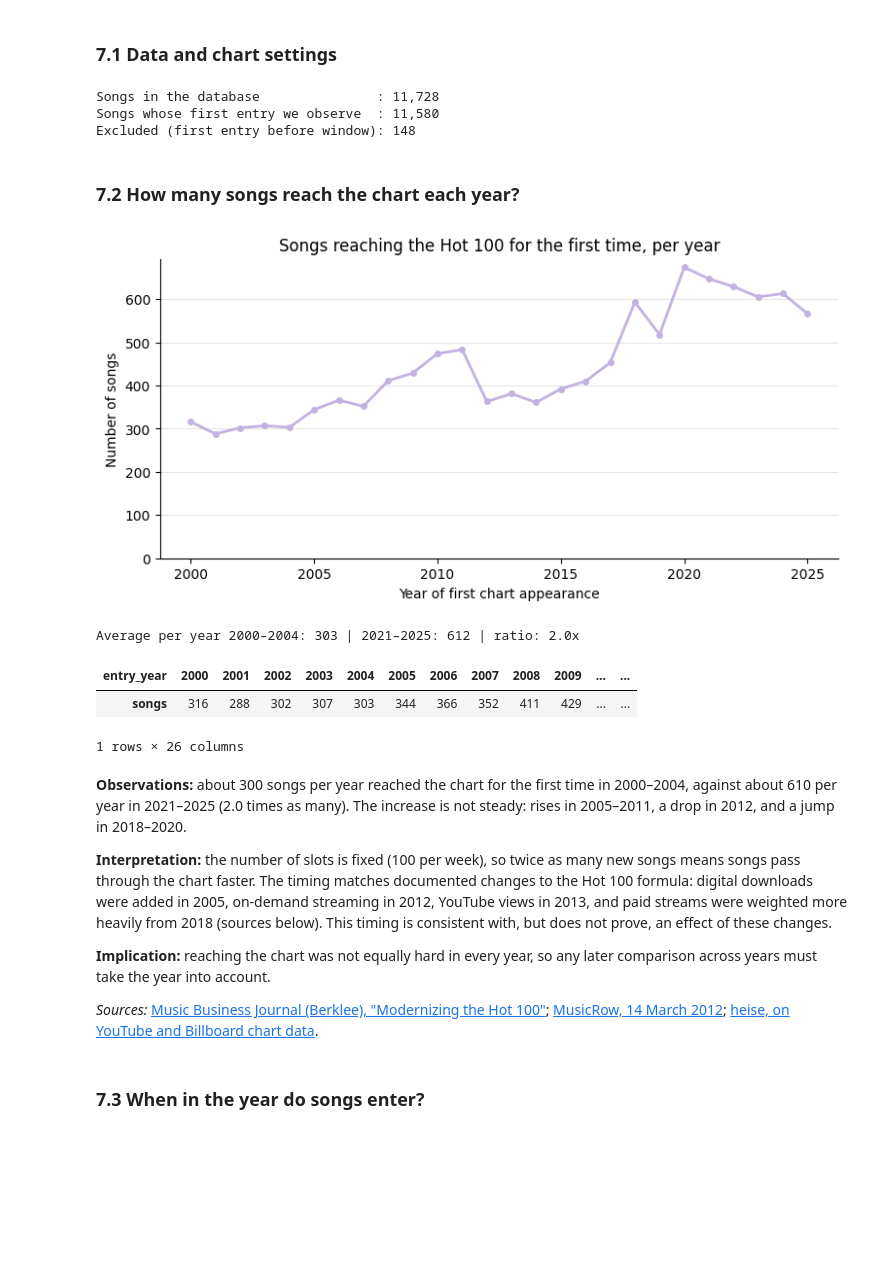
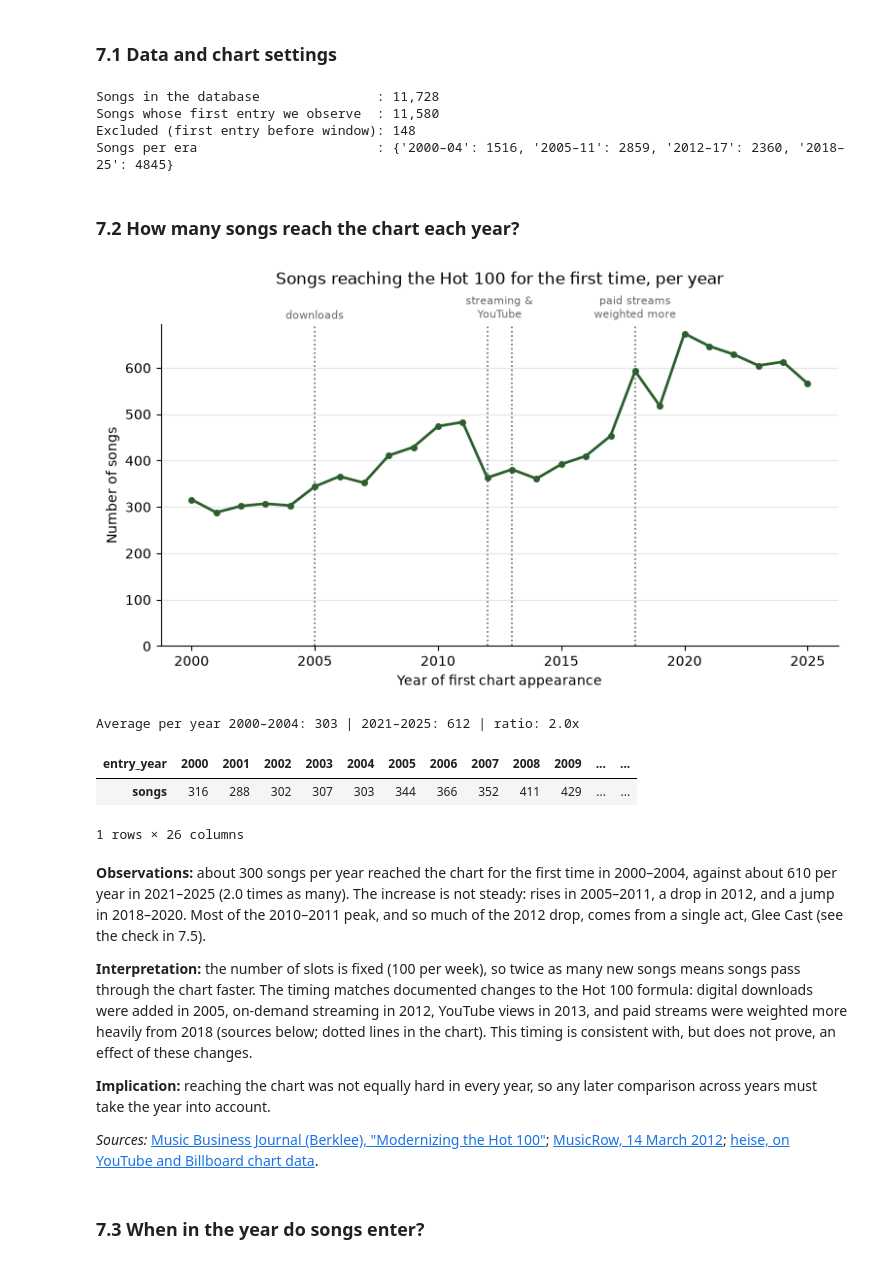
Before and after one commit to Isabelle333/billboard-musicbrainz-extract, a Jupyter notebook: data_project_billboard_group_c_v2.ipynb, the cells around one changed output. Drawn from its saved outputs; the diff is of its cells as text; code cells hidden in the pictures; blank space fills up the shorter version.

```diff
--- a/data_project_billboard_group_c_v2.ipynb
+++ b/data_project_billboard_group_c_v2.ipynb
@@ -1746,10 +1745,12 @@ def to_sql_ready(df):
             out[col] = out[col].astype(int)
     return out
 
+TABLES = {"charts": charts_tbl, "songs": songs_tbl,          # the four tables, in load order
+          "song_names": song_names_tbl, "chart_entries": entries_tbl}
+
 con = sqlite3.connect(DB_FILE)
 con.executescript(SCHEMA)
-for name, tbl in [("charts", charts_tbl), ("songs", songs_tbl),
-                  ("song_names", song_names_tbl), ("chart_entries", entries_tbl)]:
+for name, tbl in TABLES.items():
     to_sql_ready(tbl).to_sql(name, con, if_exists="append", index=False)
 con.commit()
 
@@ -1953,17 +1953,43 @@ This section describes the songs that reached the Hot 100 between 2000 and 2025:
 # %% [markdown]
 ### 7.1 Data and chart settings
 # %%
+from matplotlib.colors import LinearSegmentedColormap
+
 FIG_DIR = OUTPUT_DIR / "figures"
 FIG_DIR.mkdir(parents=True, exist_ok=True)
 DESCRIPTIVE_RESULTS = {}
 
-def style_axes(ax, title, xlabel, ylabel):
+# Colour scale for heatmaps, built from the notebook palette: white = low, dark green = high.
+CMAP_PALETTE = LinearSegmentedColormap.from_list("palette", ["#FFFFFF", COLOR_THIRD, COLOR_SECOND, COLOR_MAIN])
+
+# Changes to the Hot 100 formula discussed in the text (sources in 7.2): label -> year(s).
+FORMULA_CHANGES = {
+    "downloads": [2005],
+    "streaming &\nYouTube": [2012, 2013],
+    "paid streams\nweighted more": [2018],
+}
+
+# Eras used when years are grouped; boundaries follow the formula changes above.
+ERA_BINS   = [1999, 2004, 2011, 2017, 2025]
+ERA_LABELS = ["2000–04", "2005–11", "2012–17", "2018–25"]
+
+def style_axes(ax, title, xlabel, ylabel, title_pad=6):
     """Apply the same labels and light styling to every chart."""
-    ax.set_title(title)
+    ax.set_title(title, pad=title_pad)
     ax.set_xlabel(xlabel)
     ax.set_ylabel(ylabel)
     ax.grid(axis="y", alpha=0.3)
     ax.spines[["top", "right"]].set_visible(False)
+
+def mark_formula_changes(ax, labels=True):
+    """Dotted vertical lines at the Hot 100 formula changes, labelled just above the plot area.
+    Use title_pad=30 in style_axes when labels are shown."""
+    for label, years in FORMULA_CHANGES.items():
+        for year in years:
+            ax.axvline(year, color="dimgrey", linestyle=":", linewidth=1.2, zorder=0)
+        if labels:
+            ax.text(np.mean(years), 1.01, label, transform=ax.get_xaxis_transform(),
+                    ha="center", va="bottom", fontsize=8, color="dimgrey")
 
 def save_figure(fig, name):
     """Save a chart as a high-resolution PNG for the report and presentation."""
@@ -1980,41 +2006,45 @@ songs_desc["entry_rank"] = songs_desc["song_id"].map(entry_rank)
 songs_desc["entry_year"] = songs_desc["first_chart_date"].dt.year
 
 entered = songs_desc[~songs_desc["first_entry_uncertain"]].copy()
+entered["era"] = pd.cut(entered["entry_year"], ERA_BINS, labels=ERA_LABELS)
 print(f"Songs in the database               : {len(songs_desc):,}")
 print(f"Songs whose first entry we observe  : {len(entered):,}")
 print(f"Excluded (first entry before window): {len(songs_desc) - len(entered):,}")
+print(f"Songs per era                       : {entered['era'].value_counts(sort=False).to_dict()}")
 # %% [output]
 Songs in the database               : 11,728
 Songs whose first entry we observe  : 11,580
 Excluded (first entry before window): 148
+Songs per era                       : {'2000–04': 1516, '2005–11': 2859, '2012–17': 2360, '2018–25': 4845}
 # %% [markdown]
 ### 7.2 How many songs reach the chart each year?
 # %%
 entries_per_year = entered.groupby("entry_year").size()
 DESCRIPTIVE_RESULTS["entries_per_year"] = entries_per_year.to_dict()
 
-fig, ax = plt.subplots(figsize=(9, 4))
+fig, ax = plt.subplots(figsize=(9, 4.3))
 ax.plot(entries_per_year.index, entries_per_year.values, color=COLOR_MAIN, linewidth=2, marker="o", markersize=4)
 ax.set_ylim(bottom=0)
+mark_formula_changes(ax)
 style_axes(ax, "Songs reaching the Hot 100 for the first time, per year",
-           "Year of first chart appearance", "Number of songs")
+           "Year of first chart appearance", "Number of songs", title_pad=30)
 save_figure(fig, "fig1_entries_per_year")
 plt.show()
 
 early = entries_per_year.loc[2000:2004].mean()
 late  = entries_per_year.loc[2021:2025].mean()
 print(f"Average per year 2000–2004: {early:.0f} | 2021–2025: {late:.0f} | ratio: {late / early:.1f}x")
 entries_per_year.to_frame("songs").T
 # %% [output]
-[figure, old version]
+[figure, new version]
 Average per year 2000–2004: 303 | 2021–2025: 612 | ratio: 2.0x
 | entry_year | 2000 | 2001 | 2002 | 2003 | 2004 | 2005 | 2006 | 2007 | 2008 | 2009 | ... | ... |
 | songs | 316 | 288 | 302 | 307 | 303 | 344 | 366 | 352 | 411 | 429 | ... | ... |
 1 rows × 26 columns
 # %% [markdown]
-**Observations:** about 300 songs per year reached the chart for the first time in 2000–2004, against about 610 per year in 2021–2025 (2.0 times as many). The increase is not steady: rises in 2005–2011, a drop in 2012, and a jump in 2018–2020.
+**Observations:** about 300 songs per year reached the chart for the first time in 2000–2004, against about 610 per year in 2021–2025 (2.0 times as many). The increase is not steady: rises in 2005–2011, a drop in 2012, and a jump in 2018–2020. Most of the 2010–2011 peak, and so much of the 2012 drop, comes from a single act, Glee Cast (see the check in 7.5).
 
-**Interpretation:** the number of slots is fixed (100 per week), so twice as many new songs means songs pass through the chart faster. The timing matches documented changes to the Hot 100 formula: digital downloads were added in 2005, on-demand streaming in 2012, YouTube views in 2013, and paid streams were weighted more heavily from 2018 (sources below). This timing is consistent with, but does not prove, an effect of these changes.
+**Interpretation:** the number of slots is fixed (100 per week), so twice as many new songs means songs pass through the chart faster. The timing matches documented changes to the Hot 100 formula: digital downloads were added in 2005, on-demand streaming in 2012, YouTube views in 2013, and paid streams were weighted more heavily from 2018 (sources below; dotted lines in the chart). This timing is consistent with, but does not prove, an effect of these changes.
 
 **Implication:** reaching the chart was not equally hard in every year, so any later comparison across years must take the year into account.
 
```
Also changed, not shown: parts of 38 cells of this notebook.
